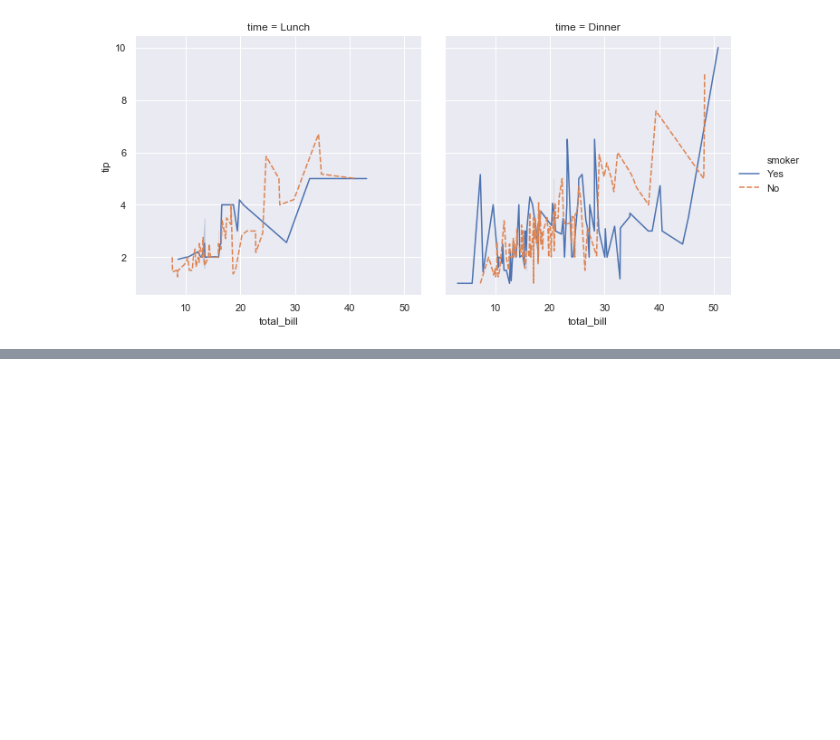
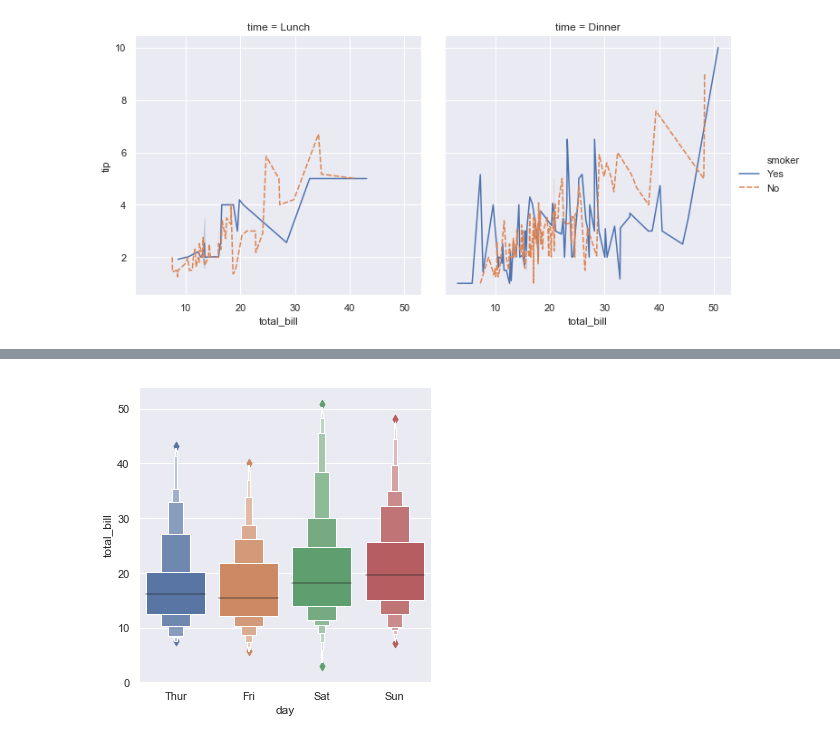
Before and after one commit to ediuG/seaborn_example, a Jupyter notebook: seaborn_example.ipynb, the cells around one changed output, grey strips where cells are left out. Cells and saved outputs as stored; diff of their text form; code cells hidden in the pictures; blank space fills up the shorter version.

```diff
--- a/seaborn_example.ipynb
+++ b/seaborn_example.ipynb
@@ -38,0 +51,5 @@ sns.relplot(x="total_bill", y="tip", col="time",
+# %%
+sns.catplot(x="day", y="total_bill", kind="boxen",
+            data=tips)
+# %% [output]
+[figure, added]
```
Also changed, not shown: parts of 26 cells of this notebook.
